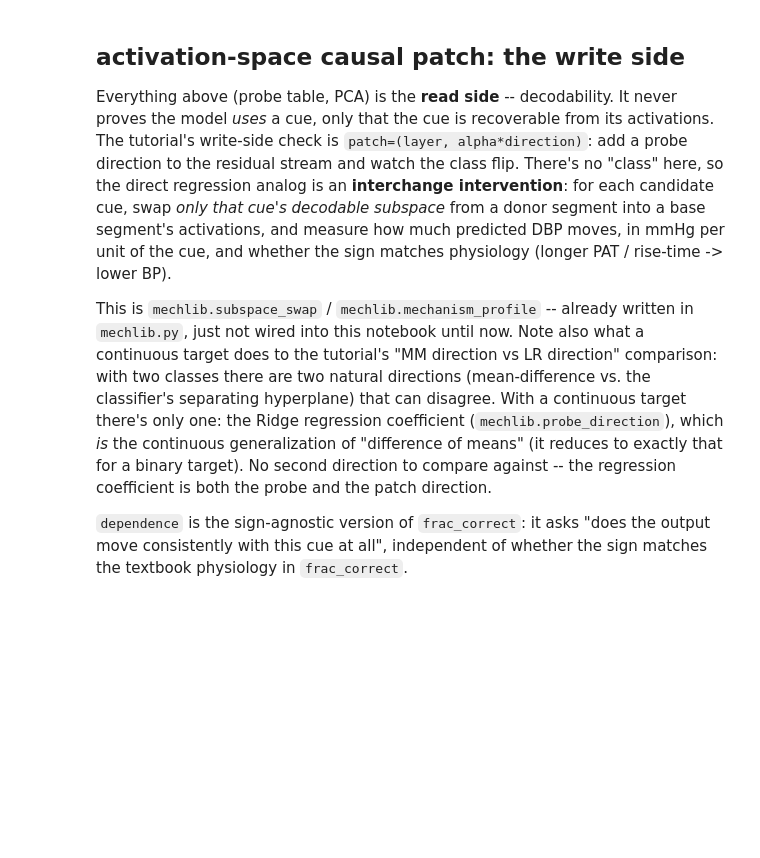
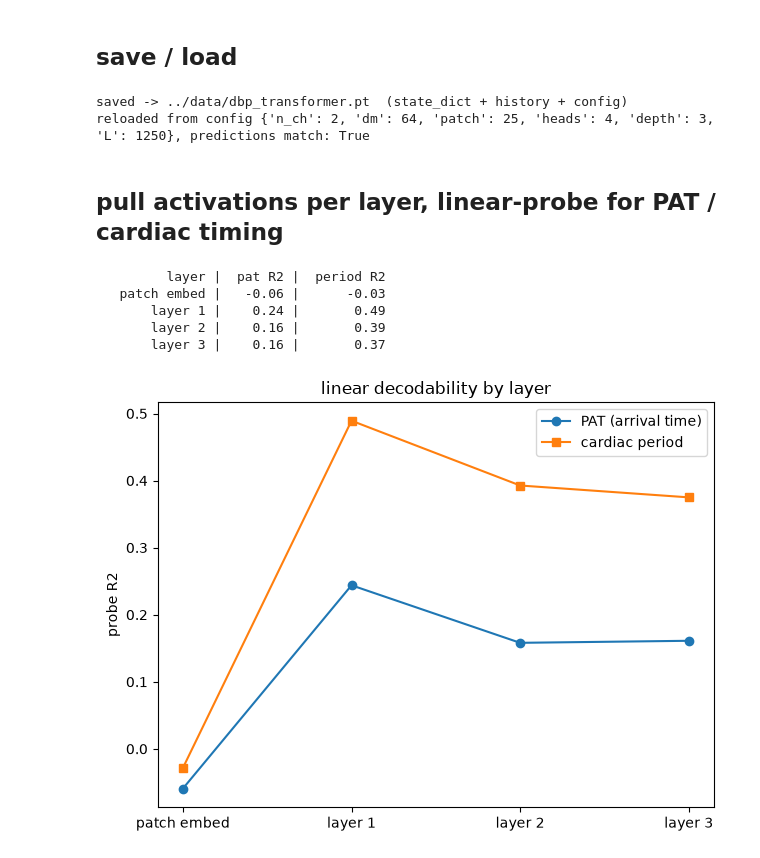
Before and after one commit to masonkadem/mechdemo, a Jupyter notebook: notebooks/real_transformer_shortcut_walkthrough.ipynb, the cells around one changed output. Cells and saved outputs as stored; diff of their text form; code cells hidden in the pictures; blank space fills up the shorter version.

```diff
--- a/notebooks/real_transformer_shortcut_walkthrough.ipynb
+++ b/notebooks/real_transformer_shortcut_walkthrough.ipynb
@@ -252,22 +105,54 @@ plt.tight_layout(); plt.show()
-# %% [markdown]
-## activation-space causal patch: the write side
-
-Everything above (probe table, PCA) is the **read side** -- decodability. It never proves the model
-*uses* a cue, only that the cue is recoverable from its activations. The tutorial's write-side check
-is `patch=(layer, alpha*direction)`: add a probe direction to the residual stream and watch the class
-flip. There's no "class" here, so the direct regression analog is an **interchange intervention**:
-for each candidate cue, swap *only that cue's decodable subspace* from a donor segment into a base
-segment's activations, and measure how much predicted DBP moves, in mmHg per unit of the cue, and
-whether the sign matches physiology (longer PAT / rise-time -> lower BP).
-
-This is `mechlib.subspace_swap` / `mechlib.mechanism_profile` -- already written in `mechlib.py`, just
-not wired into this notebook until now. Note also what a continuous target does to the tutorial's
-"MM direction vs LR direction" comparison: with two classes there are two natural directions
-(mean-difference vs. the classifier's separating hyperplane) that can disagree. With a continuous
-target there's only one: the Ridge regression coefficient (`mechlib.probe_direction`), which *is* the
-continuous generalization of "difference of means" (it reduces to exactly that for a binary target).
-No second direction to compare against -- the regression coefficient is both the probe and the patch
-direction.
-
-`dependence` is the sign-agnostic version of `frac_correct`: it asks "does the output move consistently
-with this cue at all", independent of whether the sign matches the textbook physiology in `frac_correct`.
+# %% [markdown]
+## save / load
+# %%
+ckpt_path = "../data/dbp_transformer.pt"
+torch.save({"state_dict": net.state_dict(), "history": hist, "config": net.cfg}, ckpt_path)
+
+ckpt = torch.load(ckpt_path, map_location=dev)
+net2 = mechlib.WaveTransformer(**ckpt["config"]).to(dev)
+net2.load_state_dict(ckpt["state_dict"])
+net2.eval()
+
+with torch.no_grad():
+    xb = torch.tensor(Xte[:64], device=dev)
+    same = torch.allclose(net(xb), net2(xb))
+print(f"saved -> {ckpt_path}  (state_dict + history + config)")
+print(f"reloaded from config {ckpt['config']}, predictions match: {same}")
+net = net2   # continue with the reloaded copy
+# %% [output]
+saved -> ../data/dbp_transformer.pt  (state_dict + history + config)
+reloaded from config {'n_ch': 2, 'dm': 64, 'patch': 25, 'heads': 4, 'depth': 3, 'L': 1250}, predictions match: True
+# %% [markdown]
+## pull activations per layer, linear-probe for PAT / cardiac timing
+# %%
+@torch.no_grad()
+def layer_features(net, X, bs=512):
+    outs = None
+    for s in range(0, len(X), bs):
+        x = torch.tensor(X[s:s + bs], device=dev)
+        _, acts = net(x, return_acts=True)
+        pooled = [a.mean(1).cpu().numpy() for a in acts]     # mean-pool tokens -> (n, DM) per layer
+        outs = pooled if outs is None else [np.concatenate([o, p]) for o, p in zip(outs, pooled)]
+    names = ["patch embed"] + [f"layer {i + 1}" for i in range(DEPTH)]
+    return dict(zip(names, outs))
+
+scalars = mechlib.compute_scalars(Xte, fs, ECG, PPG)
+stages = layer_features(net, Xte)
+
+r2 = {name: (mechlib.linear_probe(f, scalars["pat"]), mechlib.linear_probe(f, scalars["period"]))
+      for name, f in stages.items()}
+
+print(f"{'layer':>14} | {'pat R2':>7} | {'period R2':>10}")
+for name, (rp, rr) in r2.items():
+    print(f"{name:>14} | {rp:7.2f} | {rr:10.2f}")
+
+plt.plot(list(r2), [v[0] for v in r2.values()], "o-", label="PAT (arrival time)")
+plt.plot(list(r2), [v[1] for v in r2.values()], "s-", label="cardiac period")
+plt.ylabel("probe R2"); plt.title("linear decodability by layer"); plt.legend(); plt.tight_layout(); plt.show()
+# %% [output]
+         layer |  pat R2 |  period R2
+   patch embed |   -0.06 |      -0.03
+       layer 1 |    0.24 |       0.49
+       layer 2 |    0.16 |       0.39
+       layer 3 |    0.16 |       0.37
+[figure, added]
```
Also changed, not shown: parts of 22 cells of this notebook, 2 other files.
